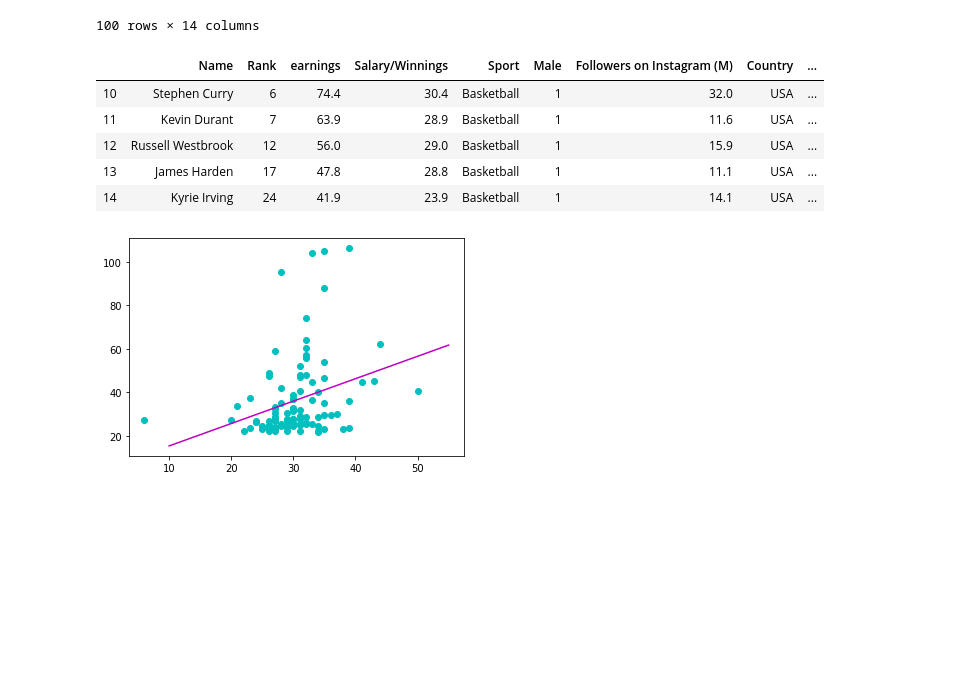
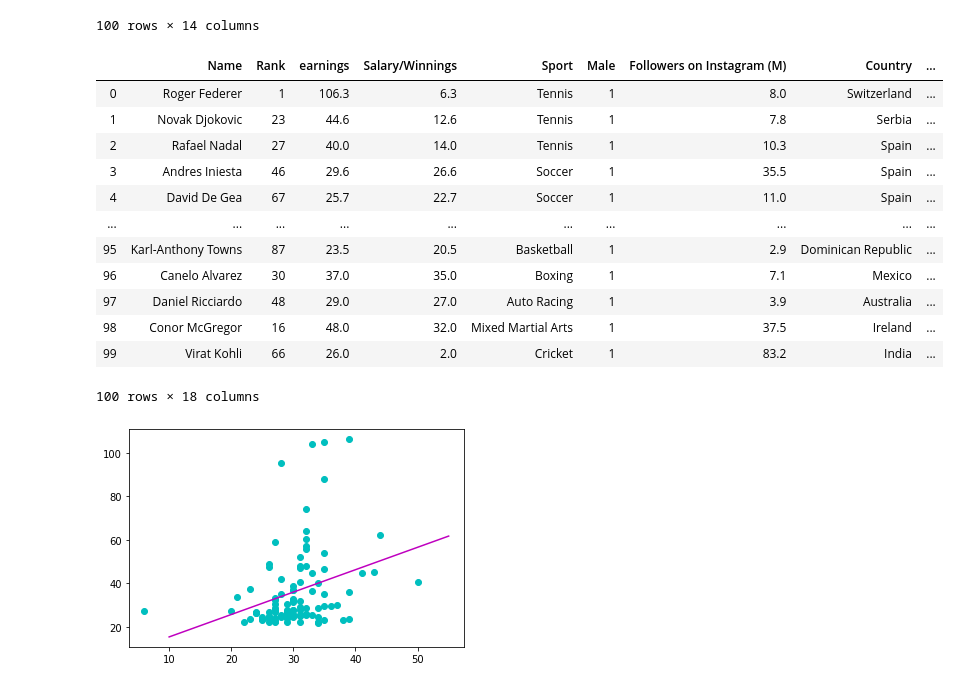
Before and after one commit to ClemenceMillet/Projet_Sportifs, a Jupyter notebook: Sportifs_Forbes (1).ipynb, the cells around one changed output. Cells and saved outputs as stored; diff of their text form; code cells hidden in the pictures; blank space fills up the shorter version.

```diff
--- a/Sportifs_Forbes (1).ipynb
+++ b/Sportifs_Forbes (1).ipynb
@@ -489,14 +507,22 @@ df_2020_bis
 100 rows × 14 columns
 # %%
 dfm_2020 = pd.merge(df_2020_bis,df_pays)
-dfm_2020.iloc[10:15]
+dfm_2020['Endorsements']= dfm_2020['earnings']-dfm_2020['Salary/Winnings']
+dfm_2020
 # %% [output]
 |  | Name | Rank | earnings | Salary/Winnings | Sport | Male | Followers on Instagram (M) | Country | ... |
-| 10 | Stephen Curry | 6 | 74.4 | 30.4 | Basketball | 1 | 32.0 | USA | ... |
-| 11 | Kevin Durant | 7 | 63.9 | 28.9 | Basketball | 1 | 11.6 | USA | ... |
-| 12 | Russell Westbrook | 12 | 56.0 | 29.0 | Basketball | 1 | 15.9 | USA | ... |
-| 13 | James Harden | 17 | 47.8 | 28.8 | Basketball | 1 | 11.1 | USA | ... |
-| 14 | Kyrie Irving | 24 | 41.9 | 23.9 | Basketball | 1 | 14.1 | USA | ... |
+| 0 | Roger Federer | 1 | 106.3 | 6.3 | Tennis | 1 | 8.0 | Switzerland | ... |
+| 1 | Novak Djokovic | 23 | 44.6 | 12.6 | Tennis | 1 | 7.8 | Serbia | ... |
+| 2 | Rafael Nadal | 27 | 40.0 | 14.0 | Tennis | 1 | 10.3 | Spain | ... |
+| 3 | Andres Iniesta | 46 | 29.6 | 26.6 | Soccer | 1 | 35.5 | Spain | ... |
+| 4 | David De Gea | 67 | 25.7 | 22.7 | Soccer | 1 | 11.0 | Spain | ... |
+| ... | ... | ... | ... | ... | ... | ... | ... | ... | ... |
+| 95 | Karl-Anthony Towns | 87 | 23.5 | 20.5 | Basketball | 1 | 2.9 | Dominican Republic | ... |
+| 96 | Canelo Alvarez | 30 | 37.0 | 35.0 | Boxing | 1 | 7.1 | Mexico | ... |
+| 97 | Daniel Ricciardo | 48 | 29.0 | 27.0 | Auto Racing | 1 | 3.9 | Australia | ... |
+| 98 | Conor McGregor | 16 | 48.0 | 32.0 | Mixed Martial Arts | 1 | 37.5 | Ireland | ... |
+| 99 | Virat Kohli | 66 | 26.0 | 2.0 | Cricket | 1 | 83.2 | India | ... |
+100 rows × 18 columns
 # %%
 import scipy
 # %%
```
Also changed, not shown: parts of 25 cells of this notebook.
